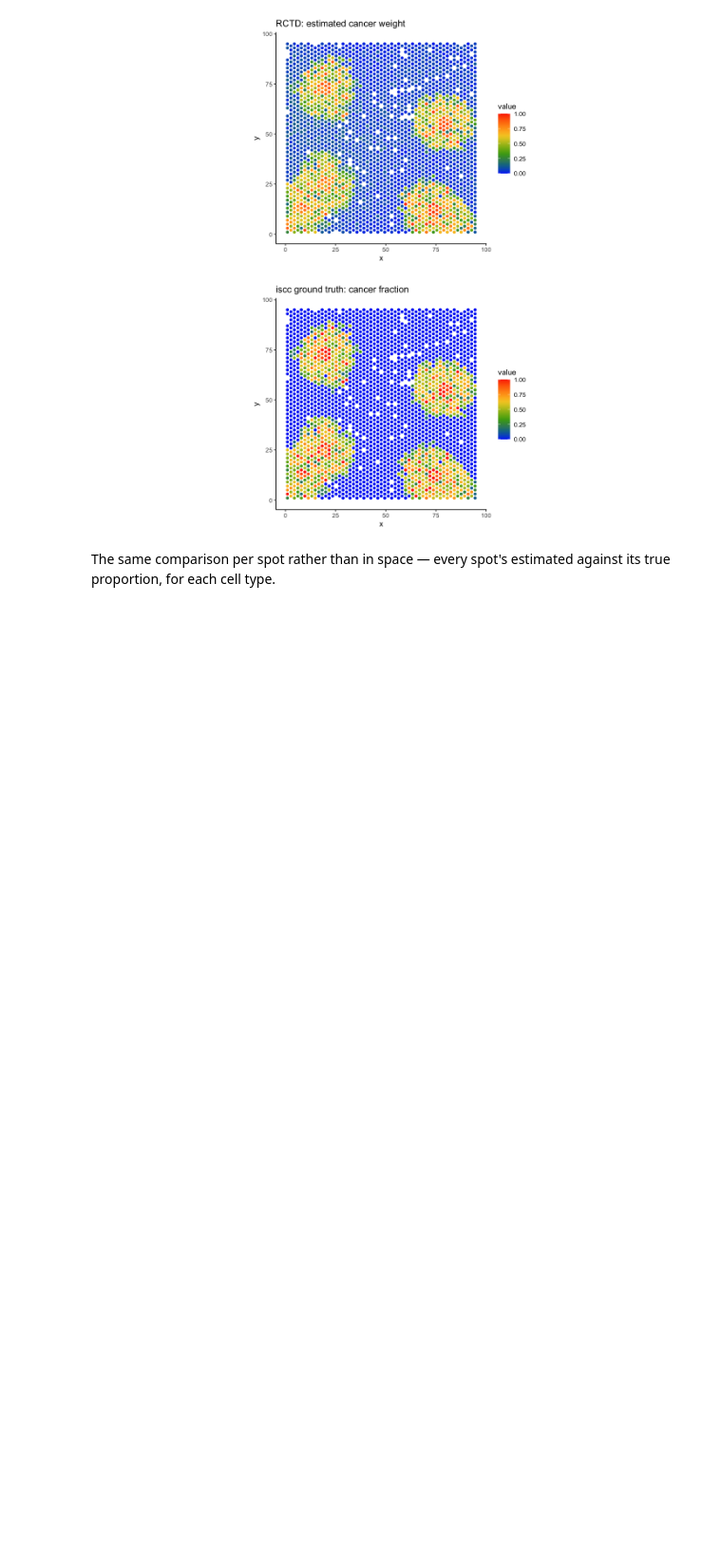
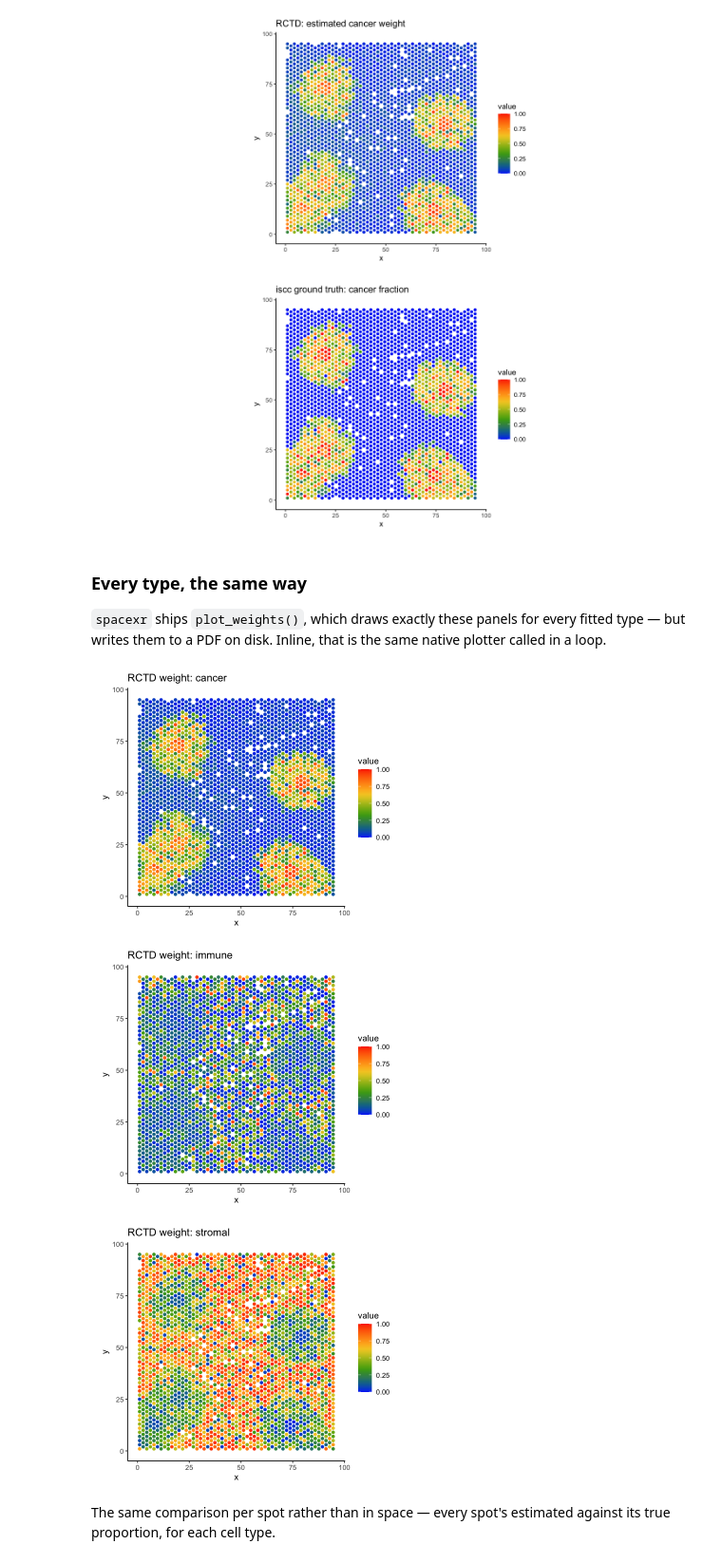
Before and after one commit to pedrofale/iscc, a Jupyter notebook: notebooks/tool_rctd_R.ipynb, the cells around one changed output. Shown at 95% size. Cells and saved outputs as stored; diff of their text form; code cells hidden in the pictures; blank space fills up the shorter version.

```diff
--- a/notebooks/tool_rctd_R.ipynb
+++ b/notebooks/tool_rctd_R.ipynb
@@ -166,6 +166,22 @@ suppressWarnings(print(p_est)); suppressWarnings(print(p_true))
 # %% [output]
 [figure]
 [figure]
+# %% [markdown]
+### Every type, the same way
+
+`spacexr` ships `plot_weights()`, which draws exactly these panels for every fitted type — but writes
+them to a PDF on disk. Inline, that is the same native plotter called in a loop.
+# %%
+options(repr.plot.width = 5.5, repr.plot.height = 4.6)
+for (k in colnames(W)) {
+  suppressWarnings(print(
+    plot_puck_continuous(puck, spots, W[, k], ylimit = c(0, 1),
+                         title = sprintf("RCTD weight: %s", k), size = 1.4)))
+}
+# %% [output]
+[figure, added]
+[figure, added]
+[figure, added]
 # %% [markdown]
 The same comparison per spot rather than in space — every spot's estimated against its true
 proportion, for each cell type.
```
Also changed, not shown: parts of 1 cell of this notebook, 1 other file.
